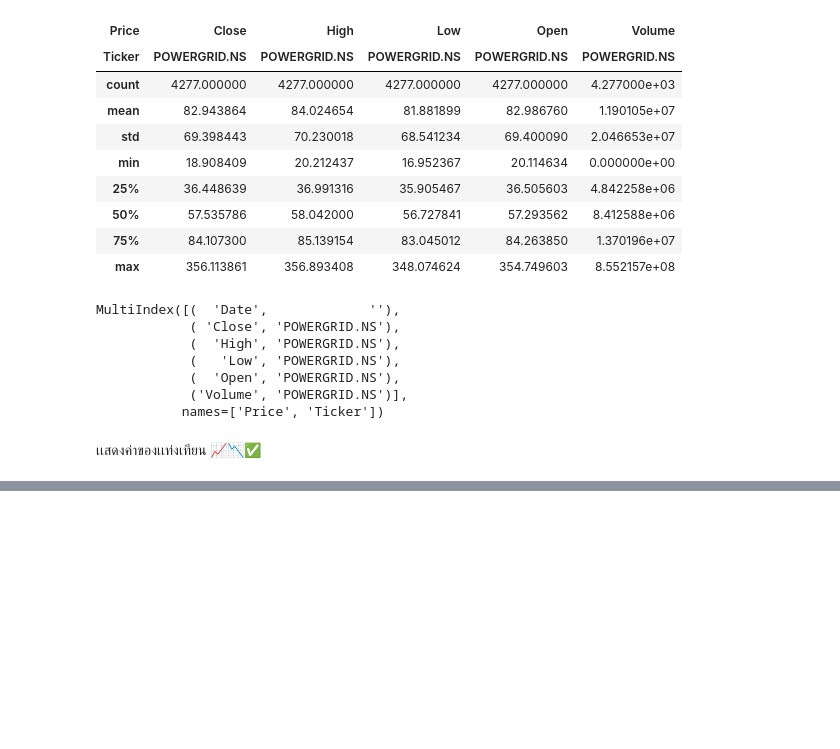
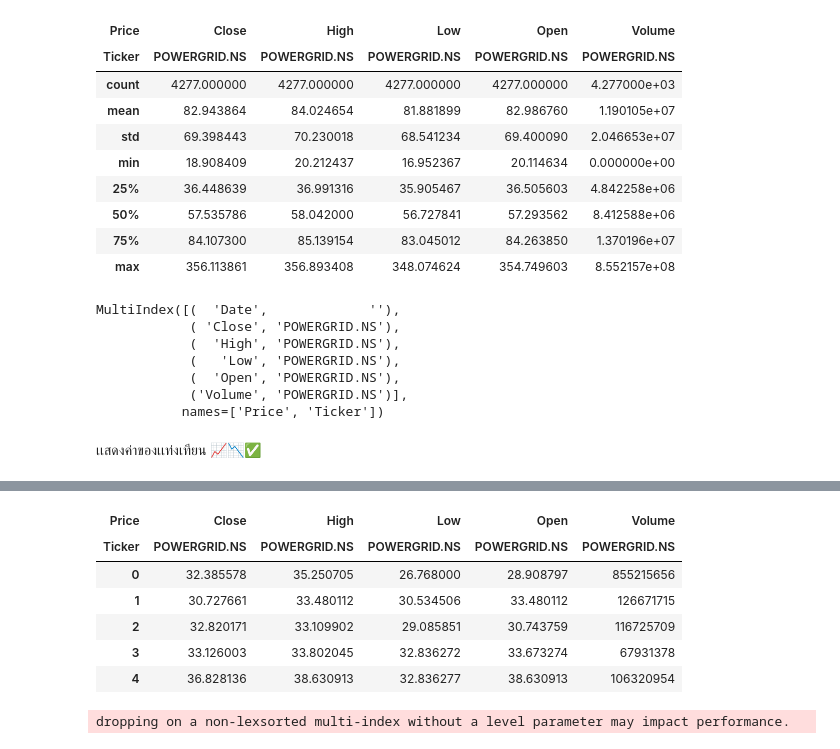
Before and after one commit to Thanathat26/miniproject_predict_stock, a Jupyter notebook: main.ipynb, the cells around one changed output, grey strips where cells are left out. Drawn from its saved outputs; the diff is of its cells as text; code cells hidden in the pictures; blank space fills up the shorter version.

Commit message:
delete column Date

```diff
--- a/main.ipynb
+++ b/main.ipynb
@@ -110,3 +110,17 @@ fig = go.Figure(data=[go.Candlestick(
 )])
 # แสดงกราฟ
 fig.show()
+# %%
+df.head()
+# %% [output]
+| Price | Close | High | Low | Open | Volume |
+| Ticker | POWERGRID.NS | POWERGRID.NS | POWERGRID.NS | POWERGRID.NS | POWERGRID.NS |
+| 0 | 32.385578 | 35.250705 | 26.768000 | 28.908797 | 855215656 |
+| 1 | 30.727661 | 33.480112 | 30.534506 | 33.480112 | 126671715 |
+| 2 | 32.820171 | 33.109902 | 29.085851 | 30.743759 | 116725709 |
+| 3 | 33.126003 | 33.802045 | 32.836272 | 33.673274 | 67931378 |
+| 4 | 36.828136 | 38.630913 | 32.836277 | 38.630913 | 106320954 |
+# %%
+df = df.drop(["Date"], axis=1)
+# %% [output]
+dropping on a non-lexsorted multi-index without a level parameter may impact performance.
```
